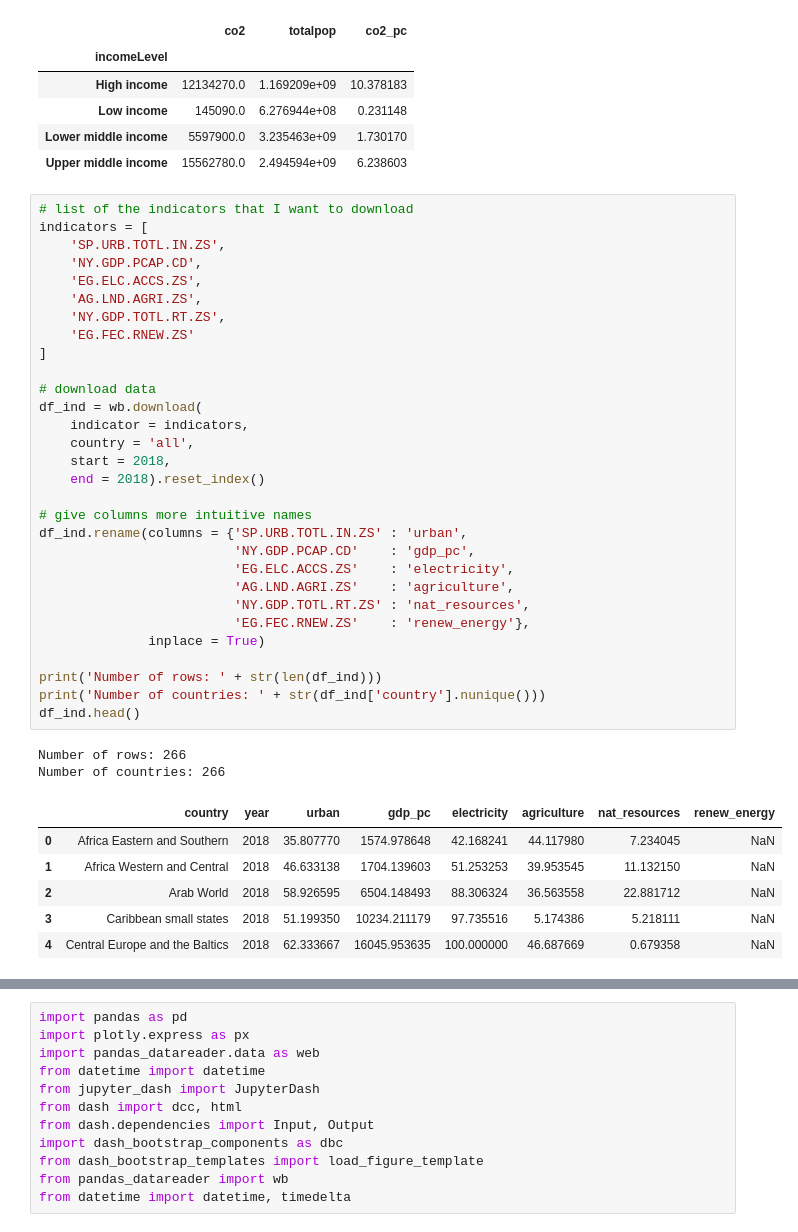
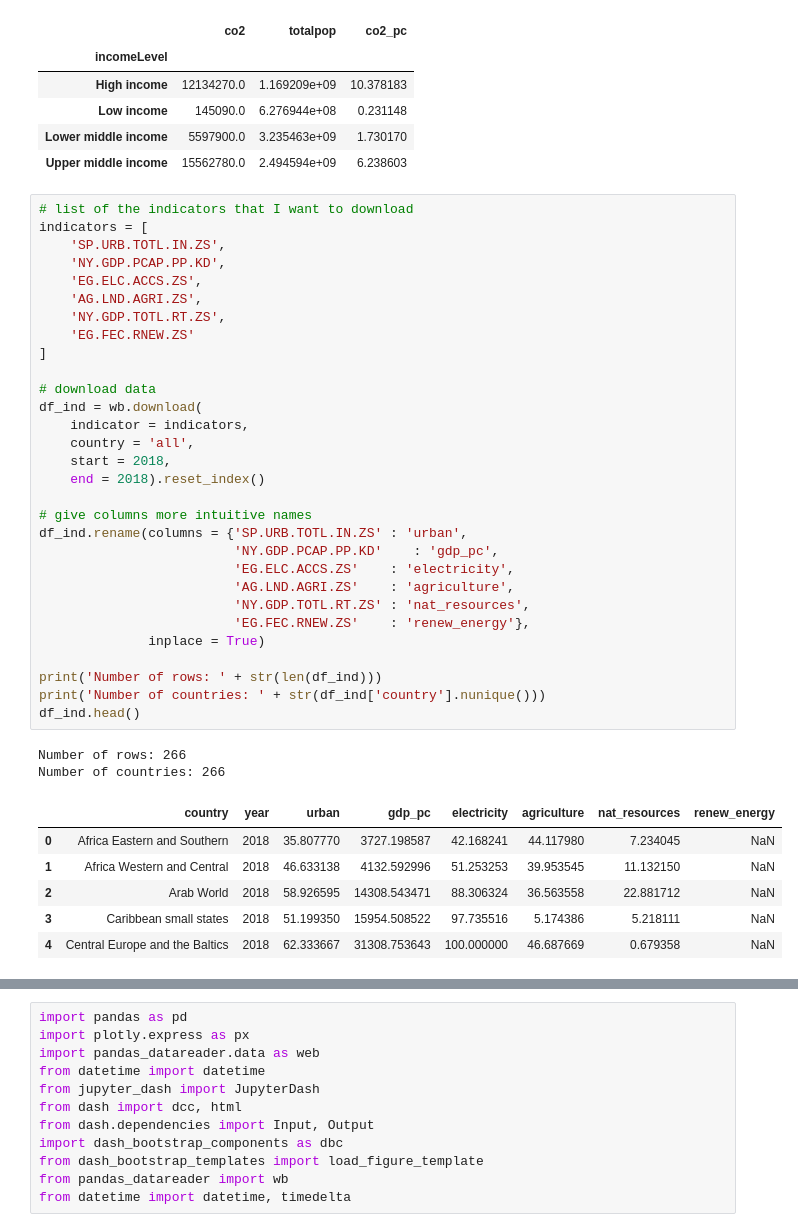
Before and after one commit to JonasHasl/Norwegian-School-of-Economics-Projects, a Jupyter notebook: BAN_438_Application_Development_in_Python/BAN438AssignmentFinal.ipynb, the cells around one changed output, grey strips where cells are left out. Drawn from its saved outputs; the diff is of its cells as text.

```diff
--- a/BAN_438_Application_Development_in_Python/BAN438AssignmentFinal.ipynb
+++ b/BAN_438_Application_Development_in_Python/BAN438AssignmentFinal.ipynb
@@ -150,41 +150,41 @@ df_income
 # list of the indicators that I want to download
 indicators = [
     'SP.URB.TOTL.IN.ZS',
-    'NY.GDP.PCAP.CD',
+    'NY.GDP.PCAP.PP.KD',
     'EG.ELC.ACCS.ZS',
     'AG.LND.AGRI.ZS',
     'NY.GDP.TOTL.RT.ZS',
     'EG.FEC.RNEW.ZS'
 ]
 
 # download data
 df_ind = wb.download(
     indicator = indicators,
     country = 'all',
     start = 2018,
     end = 2018).reset_index()
 
 # give columns more intuitive names
 df_ind.rename(columns = {'SP.URB.TOTL.IN.ZS' : 'urban',
-                         'NY.GDP.PCAP.CD'    : 'gdp_pc',
+                         'NY.GDP.PCAP.PP.KD'    : 'gdp_pc',
                          'EG.ELC.ACCS.ZS'    : 'electricity',
                          'AG.LND.AGRI.ZS'    : 'agriculture',
                          'NY.GDP.TOTL.RT.ZS' : 'nat_resources',
                          'EG.FEC.RNEW.ZS'    : 'renew_energy'},
               inplace = True)
 
 print('Number of rows: ' + str(len(df_ind)))
 print('Number of countries: ' + str(df_ind['country'].nunique()))
 df_ind.head()
 # %% [output]
 Number of rows: 266
 Number of countries: 266
 |  | country | year | urban | gdp_pc | electricity | agriculture | nat_resources | renew_energy |
-| 0 | Africa Eastern and Southern | 2018 | 35.807770 | 1574.978648 | 42.168241 | 44.117980 | 7.234045 | NaN |
-| 1 | Africa Western and Central | 2018 | 46.633138 | 1704.139603 | 51.253253 | 39.953545 | 11.132150 | NaN |
-| 2 | Arab World | 2018 | 58.926595 | 6504.148493 | 88.306324 | 36.563558 | 22.881712 | NaN |
-| 3 | Caribbean small states | 2018 | 51.199350 | 10234.211179 | 97.735516 | 5.174386 | 5.218111 | NaN |
-| 4 | Central Europe and the Baltics | 2018 | 62.333667 | 16045.953635 | 100.000000 | 46.687669 | 0.679358 | NaN |
+| 0 | Africa Eastern and Southern | 2018 | 35.807770 | 3727.198587 | 42.168241 | 44.117980 | 7.234045 | NaN |
+| 1 | Africa Western and Central | 2018 | 46.633138 | 4132.592996 | 51.253253 | 39.953545 | 11.132150 | NaN |
+| 2 | Arab World | 2018 | 58.926595 | 14308.543471 | 88.306324 | 36.563558 | 22.881712 | NaN |
+| 3 | Caribbean small states | 2018 | 51.199350 | 15954.508522 | 97.735516 | 5.174386 | 5.218111 | NaN |
+| 4 | Central Europe and the Baltics | 2018 | 62.333667 | 31308.753643 | 100.000000 | 46.687669 | 0.679358 | NaN |
 # %%
 # left merge with data on emissions
 df = df.merge(df_ind, on = ['country', 'year'], how = 'left')
```
Also changed, not shown: parts of 13 cells of this notebook.
